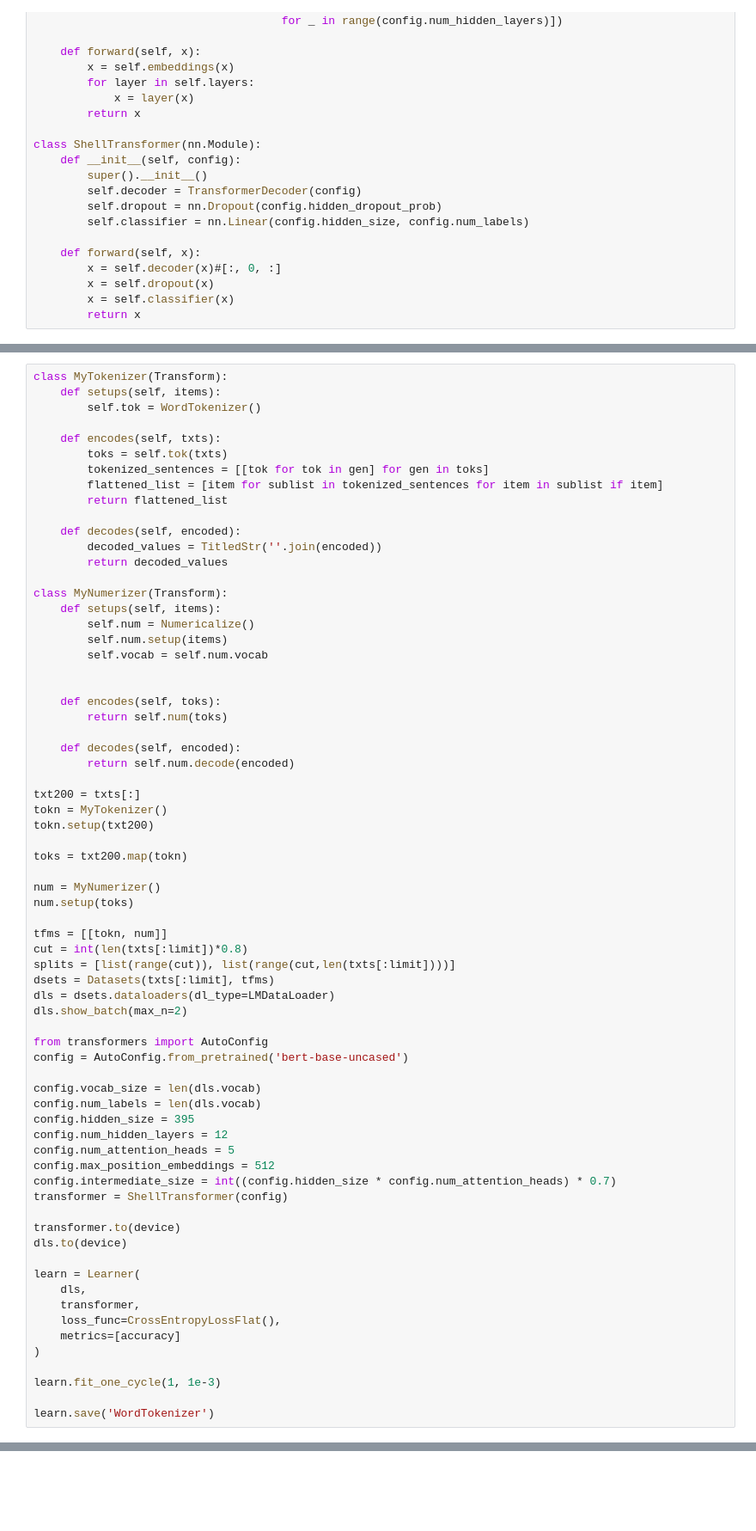
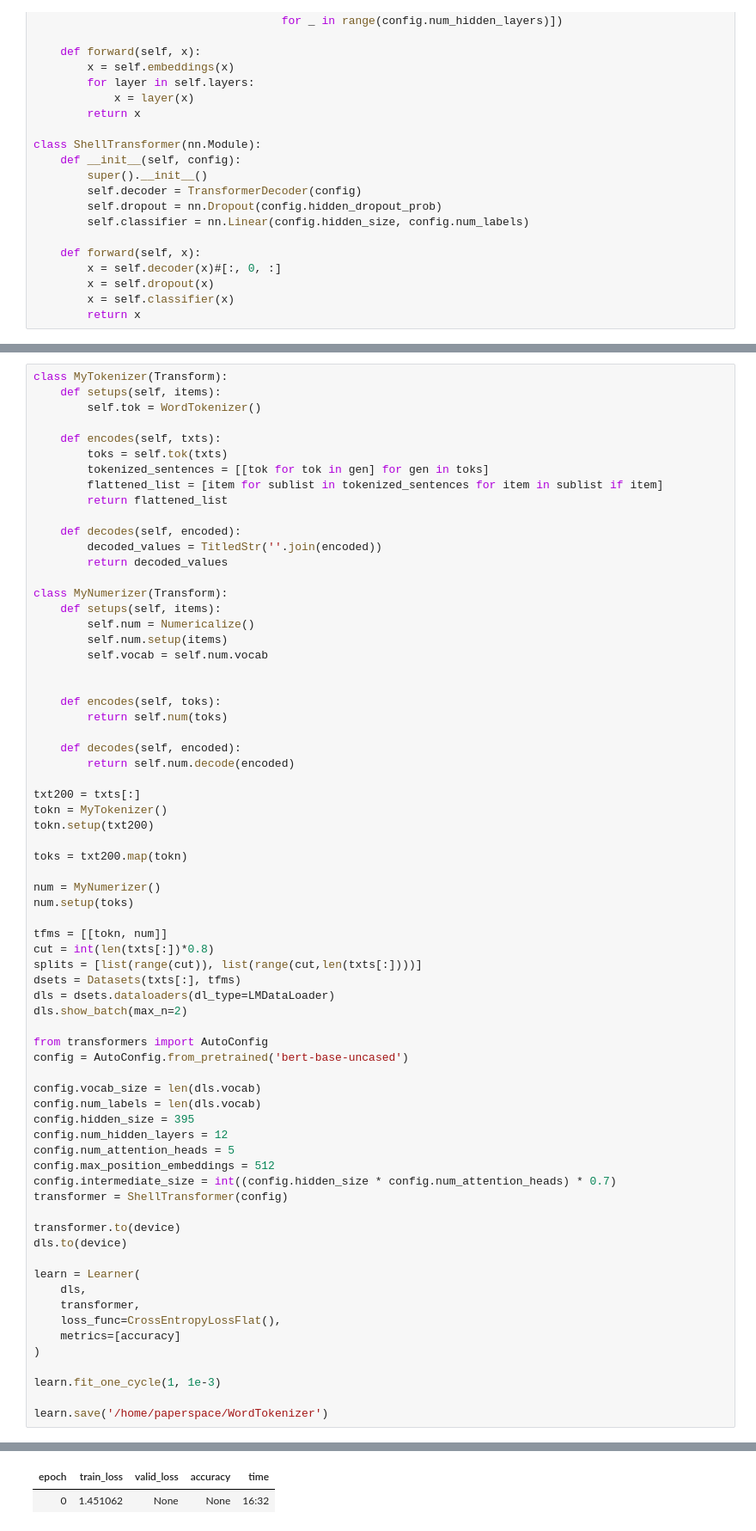
Before and after one commit to chTeut/gnn_project, a Jupyter notebook: FastAI/paperspace_run.ipynb, the cells around one changed output, grey strips where cells are left out. Shown at 86% size. Drawn from its saved outputs; the diff is of its cells as text; blank space fills up the shorter version.

```diff
--- a/FastAI/paperspace_run.ipynb
+++ b/FastAI/paperspace_run.ipynb
@@ -320,9 +336,9 @@ num = MyNumerizer()
 num.setup(toks)
 
 tfms = [[tokn, num]]
-cut = int(len(txts[:limit])*0.8)
-splits = [list(range(cut)), list(range(cut,len(txts[:limit])))]
-dsets = Datasets(txts[:limit], tfms)
+cut = int(len(txts[:])*0.8)
+splits = [list(range(cut)), list(range(cut,len(txts[:])))]
+dsets = Datasets(txts[:], tfms)
 dls = dsets.dataloaders(dl_type=LMDataLoader)
 dls.show_batch(max_n=2)
 
@@ -350,4 +366,5 @@ learn = Learner(
 
 learn.fit_one_cycle(1, 1e-3)
 
-learn.save('WordTokenizer')
+learn.save('/home/paperspace/WordTokenizer')
+# %% [output]
@@ -353,0 +374,2 @@ learn.save('WordTokenizer')
+| epoch | train_loss | valid_loss | accuracy | time |
+| 0 | 1.451062 | None | None | 16:32 |
```
Also changed, not shown: parts of 7 cells of this notebook, 2 other files.
